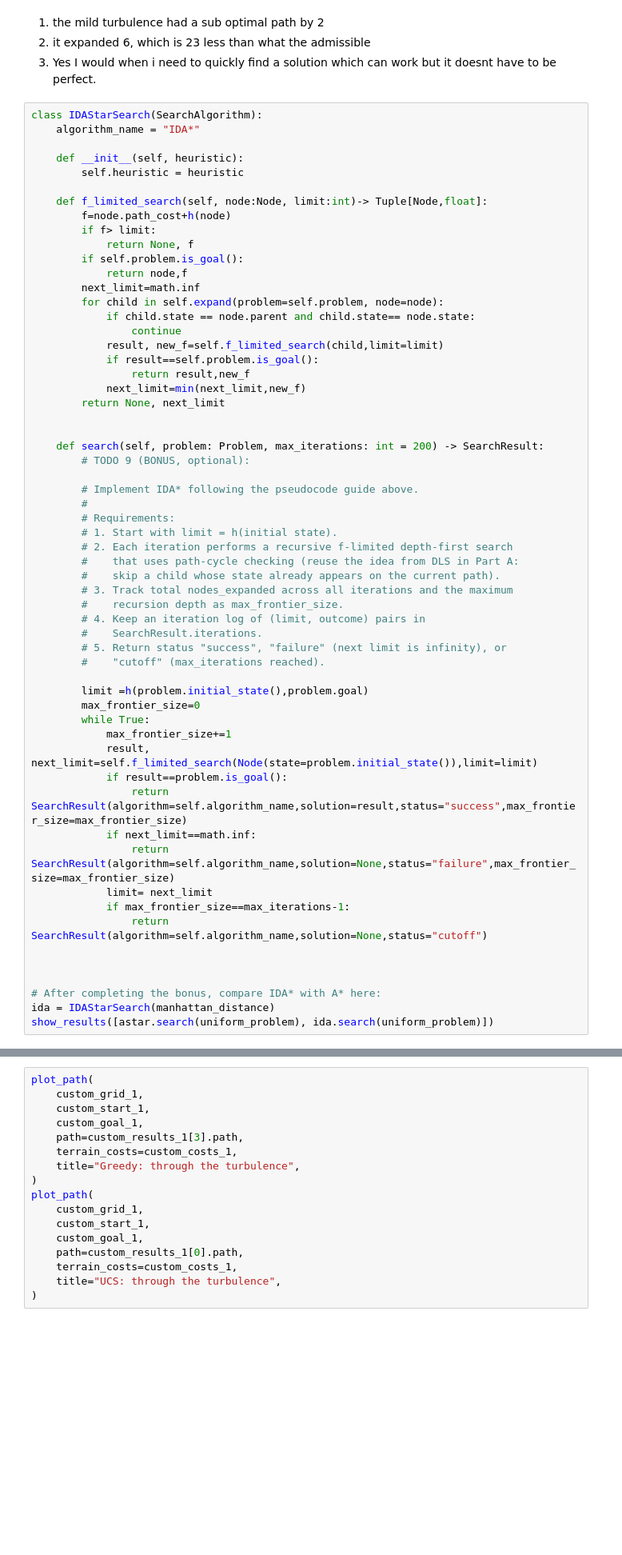
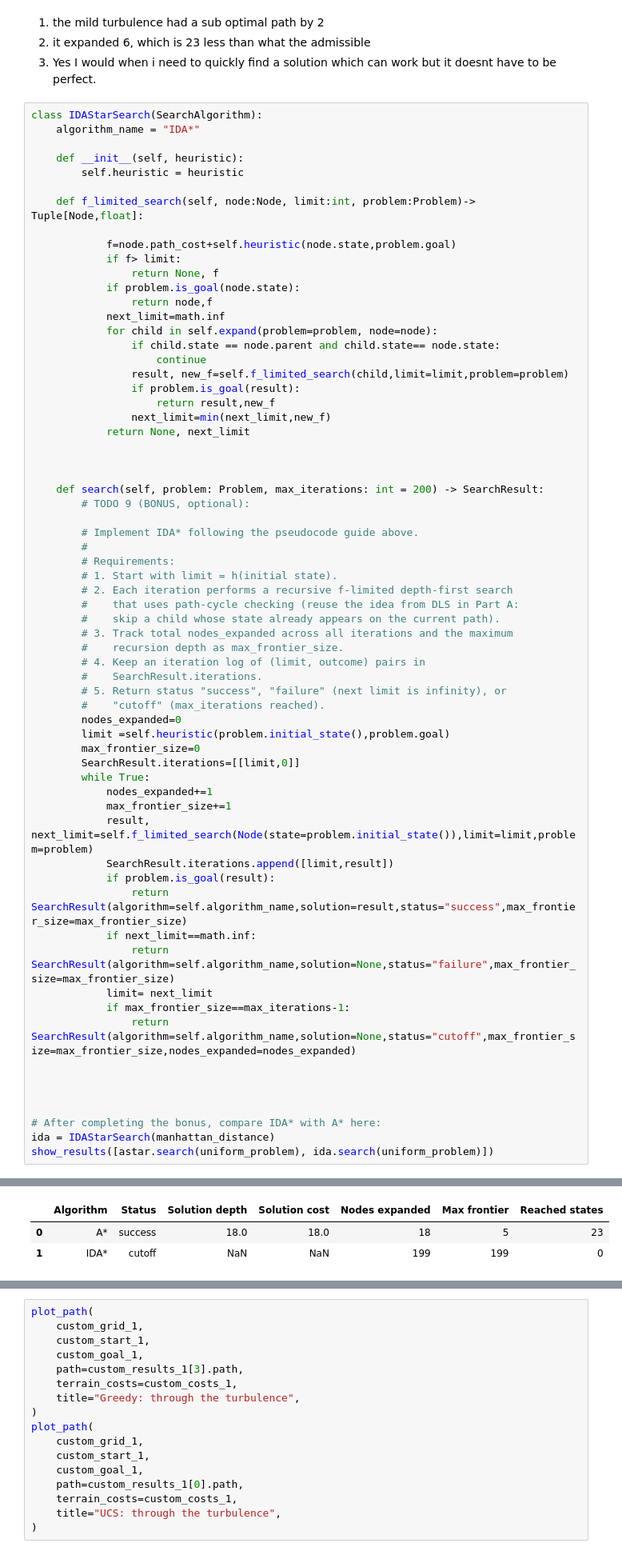
Before and after one commit to Ewurakua419/Ewurakua_Amoah_lab1_, a Jupyter notebook: Ewurakua_Amoah_Lab_1B.ipynb, the cells around one changed output, grey strips where cells are left out. Shown at 80% size. Drawn from its saved outputs; the diff is of its cells as text; blank space fills up the shorter version.

```diff
--- a/Ewurakua_Amoah_Lab_1B.ipynb
+++ b/Ewurakua_Amoah_Lab_1B.ipynb
@@ -755,21 +755,23 @@ class IDAStarSearch(SearchAlgorithm):
     def __init__(self, heuristic):
         self.heuristic = heuristic
 
-    def f_limited_search(self, node:Node, limit:int)-> Tuple[Node,float]:
-        f=node.path_cost+h(node)
-        if f> limit:
-            return None, f
-        if self.problem.is_goal():
-            return node,f
-        next_limit=math.inf
-        for child in self.expand(problem=self.problem, node=node):
-            if child.state == node.parent and child.state== node.state:
-                continue
-            result, new_f=self.f_limited_search(child,limit=limit)
-            if result==self.problem.is_goal():
-                return result,new_f
-            next_limit=min(next_limit,new_f)
-        return None, next_limit
+    def f_limited_search(self, node:Node, limit:int, problem:Problem)-> Tuple[Node,float]:
+
+            f=node.path_cost+self.heuristic(node.state,problem.goal)
+            if f> limit:
+                return None, f
+            if problem.is_goal(node.state):
+                return node,f
+            next_limit=math.inf
+            for child in self.expand(problem=problem, node=node):
+                if child.state == node.parent and child.state== node.state:
+                    continue
+                result, new_f=self.f_limited_search(child,limit=limit,problem=problem)
+                if problem.is_goal(result):
+                    return result,new_f
+                next_limit=min(next_limit,new_f)
+            return None, next_limit
+
 
 
     def search(self, problem: Problem, max_iterations: int = 200) -> SearchResult:
@@ -788,19 +790,23 @@ class IDAStarSearch(SearchAlgorithm):
         #    SearchResult.iterations.
         # 5. Return status "success", "failure" (next limit is infinity), or
         #    "cutoff" (max_iterations reached).
-
-        limit =h(problem.initial_state(),problem.goal)
+        nodes_expanded=0
+        limit =self.heuristic(problem.initial_state(),problem.goal)
         max_frontier_size=0
+        SearchResult.iterations=[[limit,0]]
         while True:
+            nodes_expanded+=1
             max_frontier_size+=1
-            result, next_limit=self.f_limited_search(Node(state=problem.initial_state()),limit=limit)
-            if result==problem.is_goal():
+            result, next_limit=self.f_limited_search(Node(state=problem.initial_state()),limit=limit,problem=problem)
+            SearchResult.iterations.append([limit,result])
+            if problem.is_goal(result):
                 return SearchResult(algorithm=self.algorithm_name,solution=result,status="success",max_frontier_size=max_frontier_size)
             if next_limit==math.inf:
                 return SearchResult(algorithm=self.algorithm_name,solution=None,status="failure",max_frontier_size=max_frontier_size)
             limit= next_limit
             if max_frontier_size==max_iterations-1:
-                return SearchResult(algorithm=self.algorithm_name,solution=None,status="cutoff")
+                return SearchResult(algorithm=self.algorithm_name,solution=None,status="cutoff",max_frontier_size=max_frontier_size,nodes_expanded=nodes_expanded)
+
 
 
 
@@ -812,3 +817,6 @@ NameError: name 'h' is not defined
+|  | Algorithm | Status | Solution depth | Solution cost | Nodes expanded | Max frontier | Reached states |
+| 0 | A* | success | 18.0 | 18.0 | 18 | 5 | 23 |
+| 1 | IDA* | cutoff | NaN | NaN | 199 | 199 | 0 |
 # %%
 # TODO 10:
 # Create your first custom map here.
```
Also changed, not shown: parts of 1 cell of this notebook.
